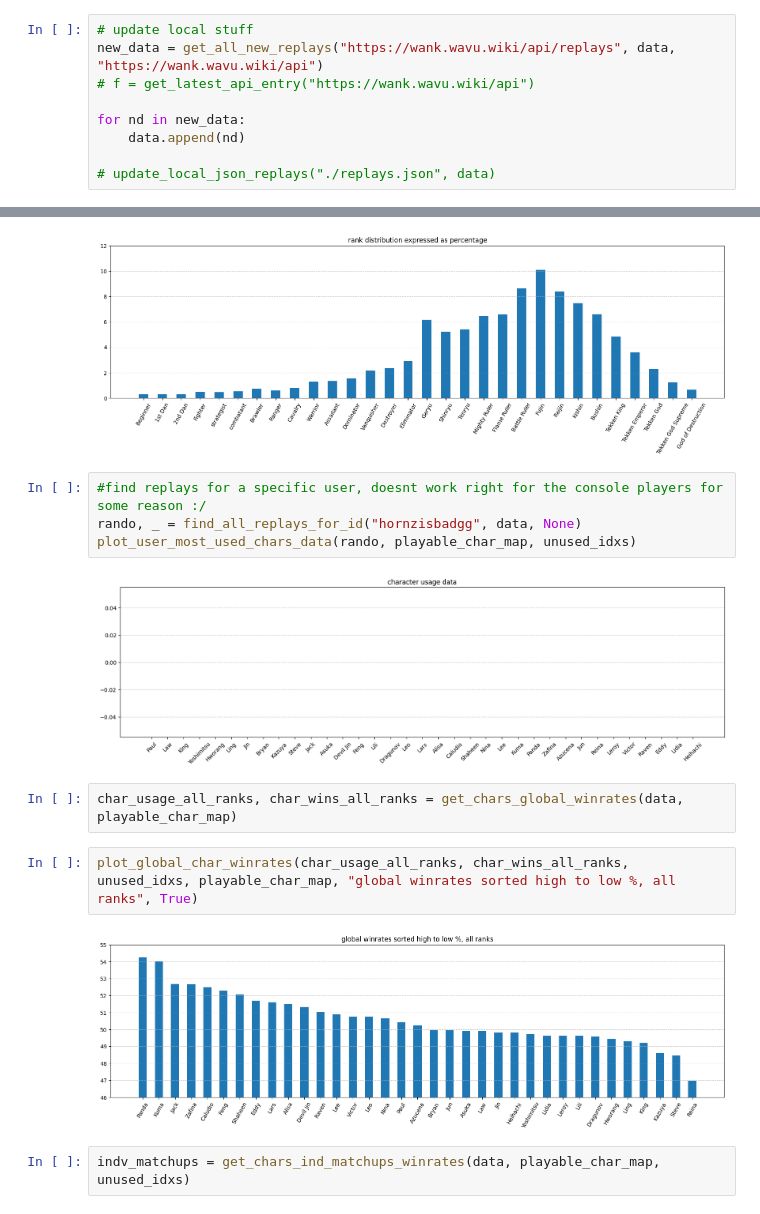
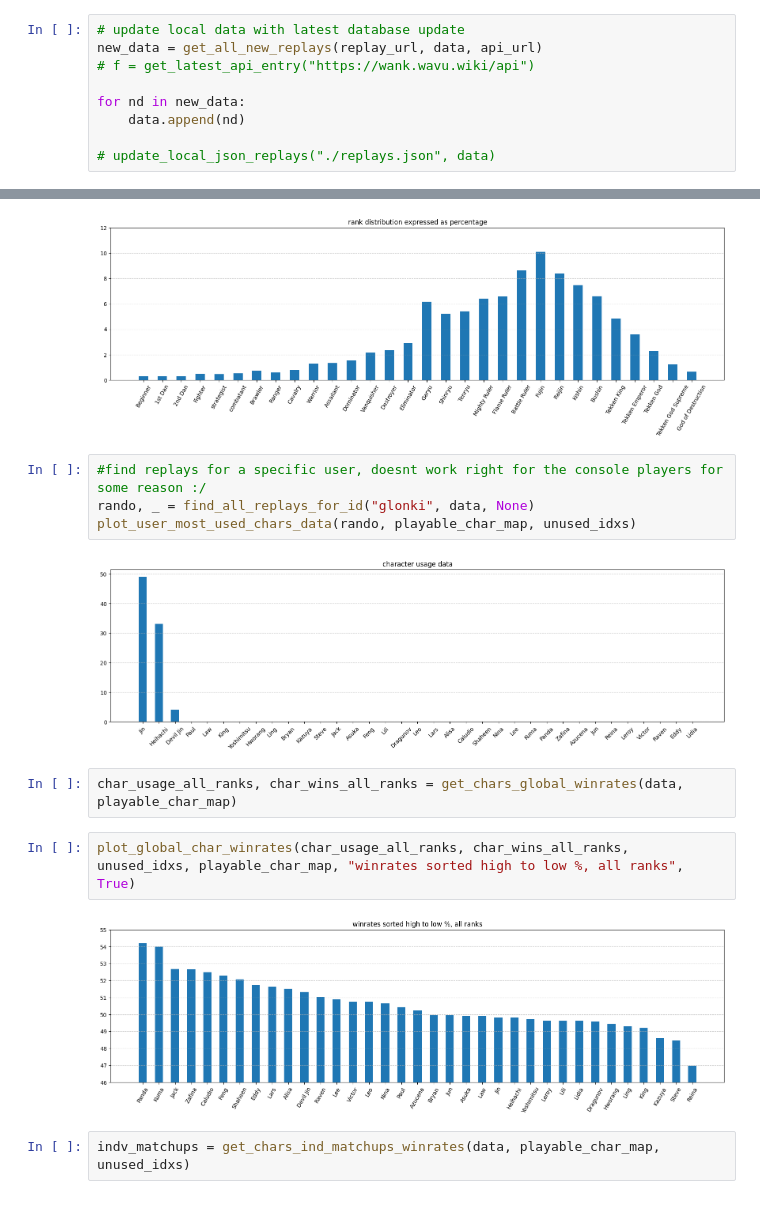
Before and after one commit to RadShiadeh/Tekken8-FrameTrapped, a Jupyter notebook: data/t.ipynb, the cells around one changed output, grey strips where cells are left out. Drawn from its saved outputs; the diff is of its cells as text.

```diff
--- a/data/t.ipynb
+++ b/data/t.ipynb
@@ -544,8 +602,8 @@ data = []
 with open("./replays.json", 'r') as f:
     data = json.load(f)
 # %%
-# update local stuff
-new_data = get_all_new_replays("https://wank.wavu.wiki/api/replays", data, "https://wank.wavu.wiki/api")
+# update local data with latest database update
+new_data = get_all_new_replays(replay_url, data, api_url)
 # f = get_latest_api_entry("https://wank.wavu.wiki/api")
 
 for nd in new_data:
@@ -587,16 +629,16 @@ plot_rank_data(rank_data, rank_mapping, True)
 [figure]
 # %%
 #find replays for a specific user, doesnt work right for the console players for some reason :/
-rando, _ = find_all_replays_for_id("hornzisbadgg", data, None)
+rando, _ = find_all_replays_for_id("glonki", data, None)
 plot_user_most_used_chars_data(rando, playable_char_map, unused_idxs)
 # %% [output]
-[figure, old version]
+[figure, new version]
 # %%
 char_usage_all_ranks, char_wins_all_ranks = get_chars_global_winrates(data, playable_char_map)
 # %%
-plot_global_char_winrates(char_usage_all_ranks, char_wins_all_ranks, unused_idxs, playable_char_map, "global winrates sorted high to low %, all ranks", True)
+plot_global_char_winrates(char_usage_all_ranks, char_wins_all_ranks, unused_idxs, playable_char_map, "winrates sorted high to low %, all ranks", True)
 # %% [output]
-[figure, old version]
+[figure, new version]
 # %%
 indv_matchups = get_chars_ind_matchups_winrates(data, playable_char_map, unused_idxs)
 # %%
```
Also changed, not shown: parts of 12 cells of this notebook.
